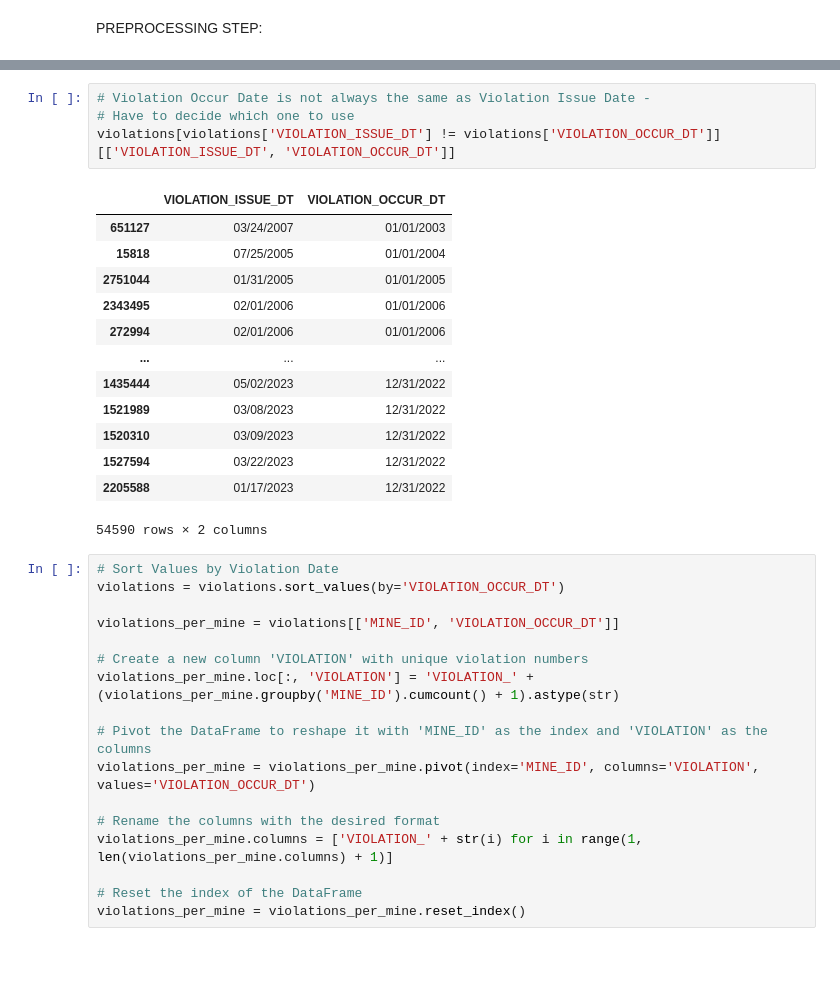
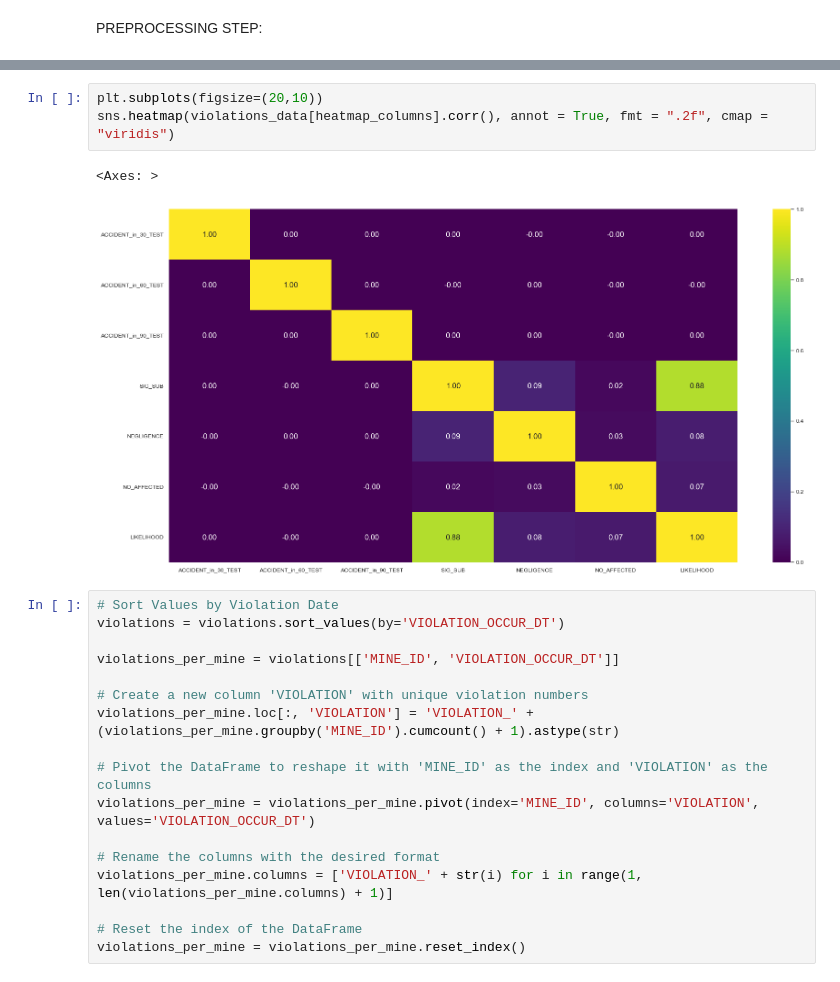
Before and after one commit to hdavis-sandiego/ADS-capstone, a Jupyter notebook: Capstone - Pre-Processing.ipynb, the cells around one changed output, grey strips where cells are left out. Saved outputs shown, nothing was run; the diff lists cells and outputs as text.

```diff
--- a/Capstone - Pre-Processing.ipynb
+++ b/Capstone - Pre-Processing.ipynb
@@ -692,21 +630,9 @@ plt.show()
-# %%
-# Violation Occur Date is not always the same as Violation Issue Date -
-# Have to decide which one to use
-violations[violations['VIOLATION_ISSUE_DT'] != violations['VIOLATION_OCCUR_DT']][['VIOLATION_ISSUE_DT', 'VIOLATION_OCCUR_DT']]
-# %% [output]
-|  | VIOLATION_ISSUE_DT | VIOLATION_OCCUR_DT |
-| 651127 | 03/24/2007 | 01/01/2003 |
-| 15818 | 07/25/2005 | 01/01/2004 |
-| 2751044 | 01/31/2005 | 01/01/2005 |
-| 2343495 | 02/01/2006 | 01/01/2006 |
-| 272994 | 02/01/2006 | 01/01/2006 |
-| ... | ... | ... |
-| 1435444 | 05/02/2023 | 12/31/2022 |
-| 1521989 | 03/08/2023 | 12/31/2022 |
-| 1520310 | 03/09/2023 | 12/31/2022 |
-| 1527594 | 03/22/2023 | 12/31/2022 |
-| 2205588 | 01/17/2023 | 12/31/2022 |
-54590 rows × 2 columns
+# %%
+plt.subplots(figsize=(20,10))
+sns.heatmap(violations_data[heatmap_columns].corr(), annot = True, fmt = ".2f", cmap = "viridis")
+# %% [output]
+<Axes: >
+[figure, added]
 # %%
 # Sort Values by Violation Date
 violations = violations.sort_values(by='VIOLATION_OCCUR_DT')
```
Also changed, not shown: parts of 18 cells of this notebook.
